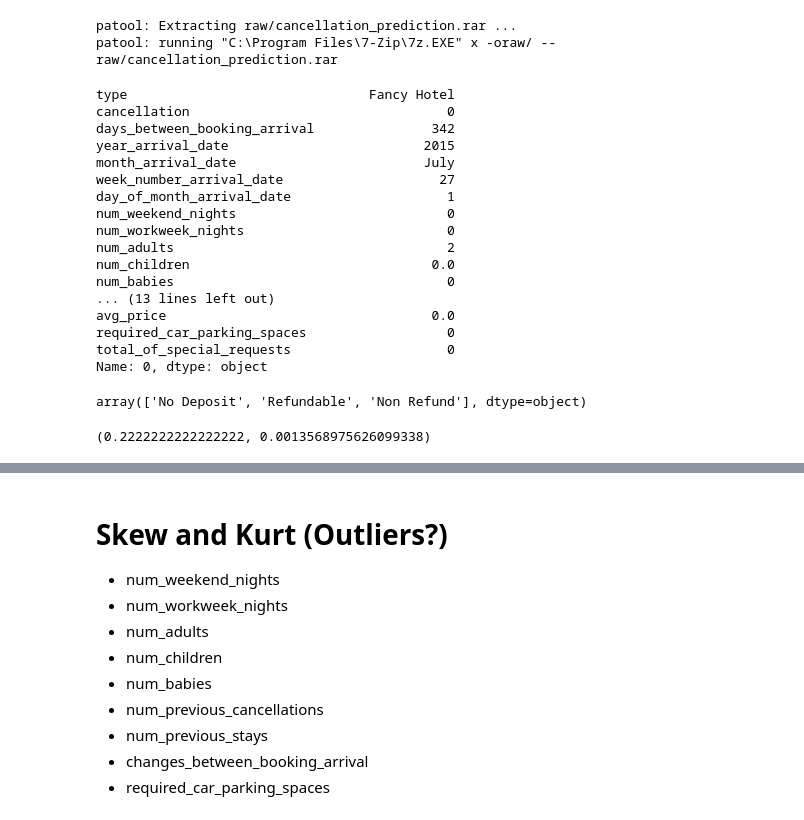
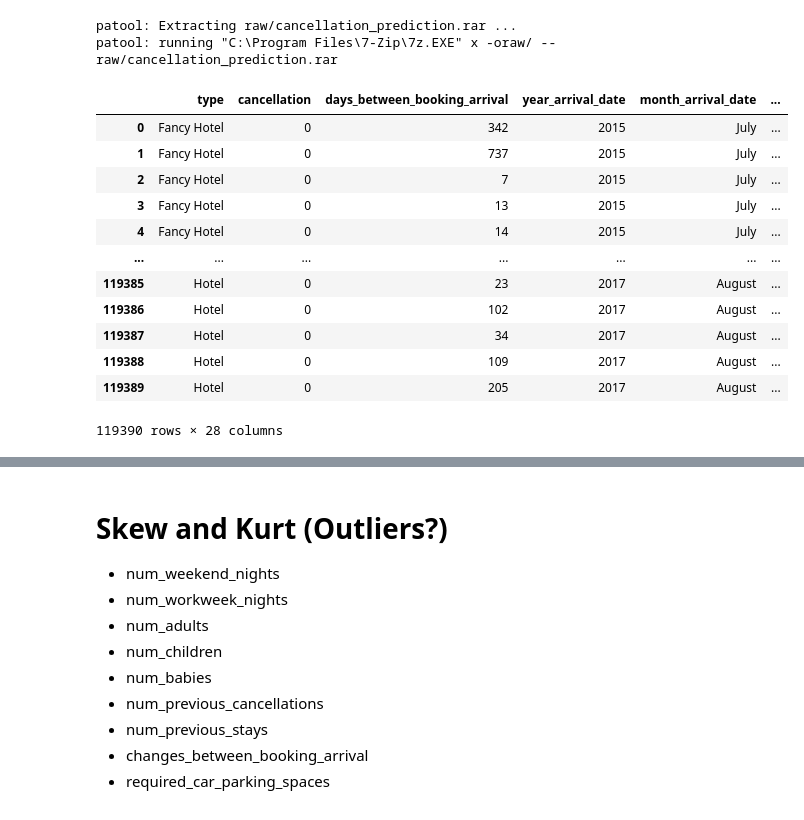
Before and after one commit to danieloda/cancellation_prediction, a Jupyter notebook: cancellation_prediction.ipynb, the cells around one changed output, grey strips where cells are left out. Saved outputs shown, nothing was run; the diff lists cells and outputs as text; code cells hidden in the pictures.

```diff
--- a/cancellation_prediction.ipynb
+++ b/cancellation_prediction.ipynb
@@ -13,22 +18,18 @@ patool: running "C:\Program Files\7-Zip\7z.EXE" x -oraw/ -- raw/cancellation_pre
 # %%
 df = pd.read_csv("raw/cancellation_prediction.csv")
 # %%
-df.iloc[0]
+df
 # %% [output]
+|  | type | cancellation | days_between_booking_arrival | year_arrival_date | month_arrival_date | ... |
+| 0 | Fancy Hotel | 0 | 342 | 2015 | July | ... |
+| 1 | Fancy Hotel | 0 | 737 | 2015 | July | ... |
+| 2 | Fancy Hotel | 0 | 7 | 2015 | July | ... |
+| 3 | Fancy Hotel | 0 | 13 | 2015 | July | ... |
+| 4 | Fancy Hotel | 0 | 14 | 2015 | July | ... |
+| ... | ... | ... | ... | ... | ... | ... |
+| 119385 | Hotel | 0 | 23 | 2017 | August | ... |
+| 119386 | Hotel | 0 | 102 | 2017 | August | ... |
+| 119387 | Hotel | 0 | 34 | 2017 | August | ... |
+| 119388 | Hotel | 0 | 109 | 2017 | August | ... |
+| 119389 | Hotel | 0 | 205 | 2017 | August | ... |
-type                               Fancy Hotel
-cancellation                                 0
-days_between_booking_arrival               342
-year_arrival_date                         2015
-month_arrival_date                        July
-week_number_arrival_date                    27
-day_of_month_arrival_date                    1
-num_weekend_nights                           0
-num_workweek_nights                          0
-num_adults                                   2
-num_children                               0.0
-num_babies                                   0
-... (13 lines left out)
-avg_price                                  0.0
-required_car_parking_spaces                  0
-total_of_special_requests                    0
-Name: 0, dtype: object
+119390 rows × 28 columns
@@ -46,8 +71,0 @@ df['type'] = df['type'].map(type_dict)
-# %%
-df["deposit_policy"].unique()
-# %% [output]
-array(['No Deposit', 'Refundable', 'Non Refund'], dtype=object)
-# %%
-(len(df[(df["deposit_policy"] == "Refundable") & (df["cancellation"] == 1)]) / len(df[df["deposit_policy"] == "Refundable"])), len(df[df["deposit_policy"] == "Refundable"])/len(df)
-# %% [output]
-(0.2222222222222222, 0.0013568975626099338)
```
Also changed, not shown: parts of 28 cells of this notebook.
